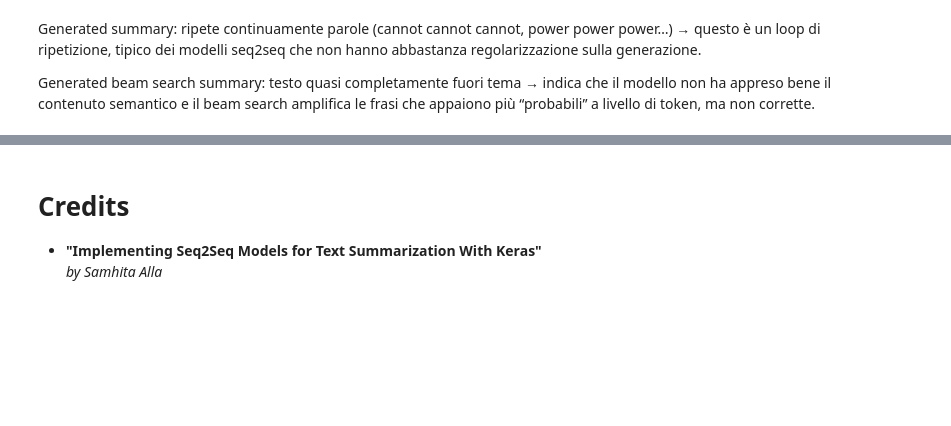
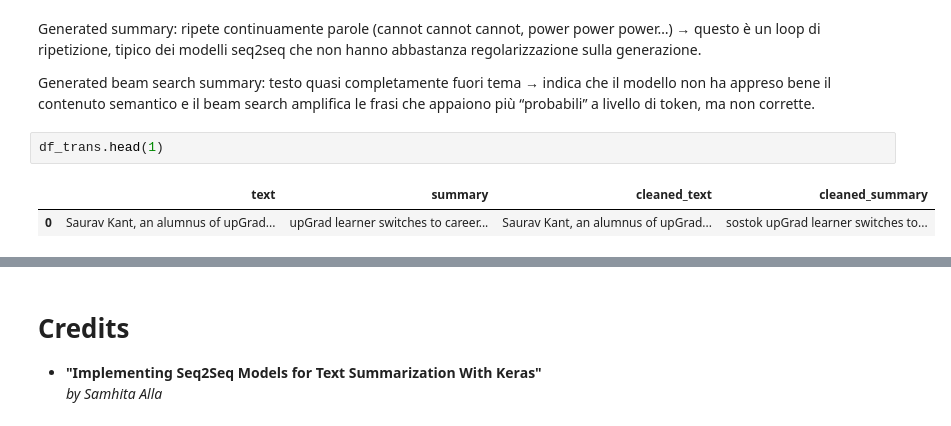
Before and after one commit to tommasofacchin/text-summarization-seq2seq-transformers, a Jupyter notebook: text-summarization-seq2seq-vs-transformers.ipynb, the cells around one changed output, grey strips where cells are left out. Saved outputs shown, nothing was run; the diff lists cells and outputs as text; blank space fills up the shorter version.

```diff
--- a/text-summarization-seq2seq-vs-transformers.ipynb
+++ b/text-summarization-seq2seq-vs-transformers.ipynb
@@ -1381,3 +816,8 @@ Generated beam search summary: bans court stops launches when leave go he being
 Generated summary: ripete continuamente parole (cannot cannot cannot, power power power…) → questo è un loop di ripetizione, tipico dei modelli seq2seq che non hanno abbastanza regolarizzazione sulla generazione.
 
 Generated beam search summary: testo quasi completamente fuori tema → indica che il modello non ha appreso bene il contenuto semantico e il beam search amplifica le frasi che appaiono più “probabili” a livello di token, ma non corrette.
+# %%
+df_trans.head(1)
+# %% [output]
+|  | text | summary | cleaned_text | cleaned_summary |
+| 0 | Saurav Kant, an alumnus of upGrad... | upGrad learner switches to career... | Saurav Kant, an alumnus of upGrad... | sostok upGrad learner switches to... |
```
Also changed, not shown: parts of 33 cells of this notebook.
